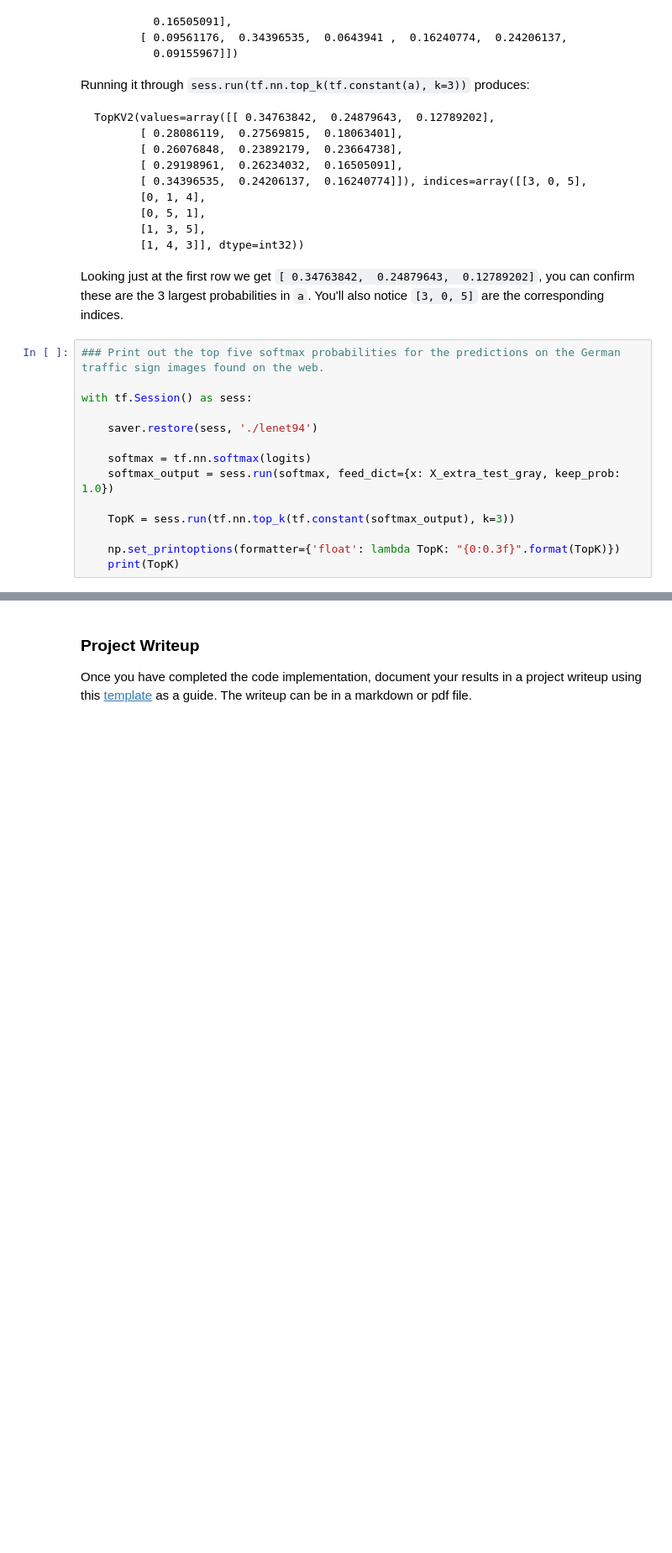
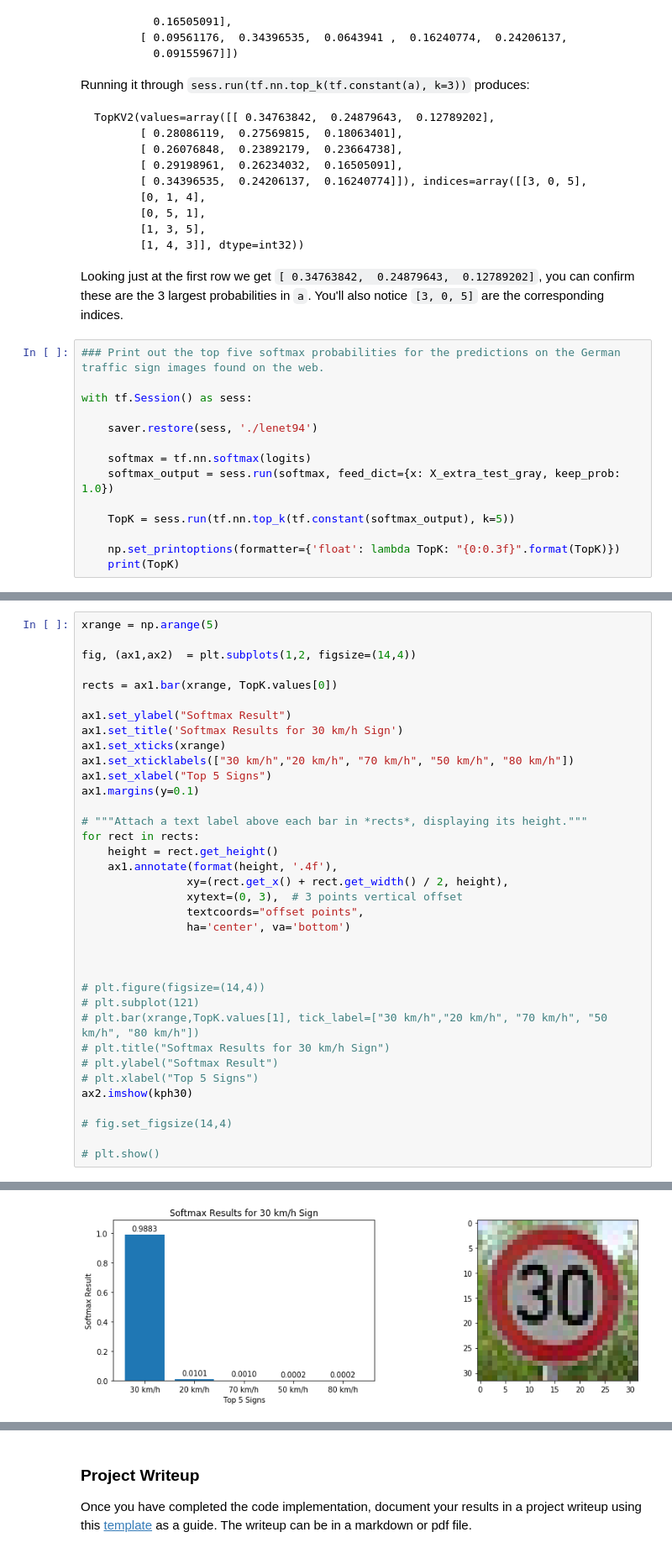
Before and after one commit to lswatts42/carnd_project3_TrafficSignClassification, a Jupyter notebook: Traffic_Sign_Classifier-Copy1.ipynb, the cells around one changed output, grey strips where cells are left out. Shown at 84% size. Drawn from its saved outputs; the diff is of its cells as text; blank space fills up the shorter version.

Commit message:
added softmax graphs

```diff
--- a/Traffic_Sign_Classifier-Copy1.ipynb
+++ b/Traffic_Sign_Classifier-Copy1.ipynb
@@ -556,7 +550,7 @@ with tf.Session() as sess:
     softmax = tf.nn.softmax(logits)
     softmax_output = sess.run(softmax, feed_dict={x: X_extra_test_gray, keep_prob: 1.0})
 
-    TopK = sess.run(tf.nn.top_k(tf.constant(softmax_output), k=3))
+    TopK = sess.run(tf.nn.top_k(tf.constant(softmax_output), k=5))
 
     np.set_printoptions(formatter={'float': lambda TopK: "{0:0.3f}".format(TopK)})
     print(TopK)
@@ -573,0 +568,37 @@ TopKV2(values=array([[0.988, 0.010, 0.001],
+# %%
+xrange = np.arange(5)
+
+fig, (ax1,ax2)  = plt.subplots(1,2, figsize=(14,4))
+
+rects = ax1.bar(xrange, TopK.values[0])
+
+ax1.set_ylabel("Softmax Result")
+ax1.set_title('Softmax Results for 30 km/h Sign')
+ax1.set_xticks(xrange)
+ax1.set_xticklabels(["30 km/h","20 km/h", "70 km/h", "50 km/h", "80 km/h"])
+ax1.set_xlabel("Top 5 Signs")
+ax1.margins(y=0.1)
+
+# """Attach a text label above each bar in *rects*, displaying its height."""
+for rect in rects:
+    height = rect.get_height()
+    ax1.annotate(format(height, '.4f'),
+                xy=(rect.get_x() + rect.get_width() / 2, height),
+                xytext=(0, 3),  # 3 points vertical offset
+                textcoords="offset points",
+                ha='center', va='bottom')
+
+
+
+# plt.figure(figsize=(14,4))
+# plt.subplot(121)
+# plt.bar(xrange,TopK.values[1], tick_label=["30 km/h","20 km/h", "70 km/h", "50 km/h", "80 km/h"])
+# plt.title("Softmax Results for 30 km/h Sign")
+# plt.ylabel("Softmax Result")
+# plt.xlabel("Top 5 Signs")
+ax2.imshow(kph30)
+
+# fig.set_figsize(14,4)
+
+# plt.show()
+# %% [output]
@@ -573,0 +606 @@ TopKV2(values=array([[0.988, 0.010, 0.001],
+[figure, added]
```
Also changed, not shown: parts of 8 cells of this notebook.
